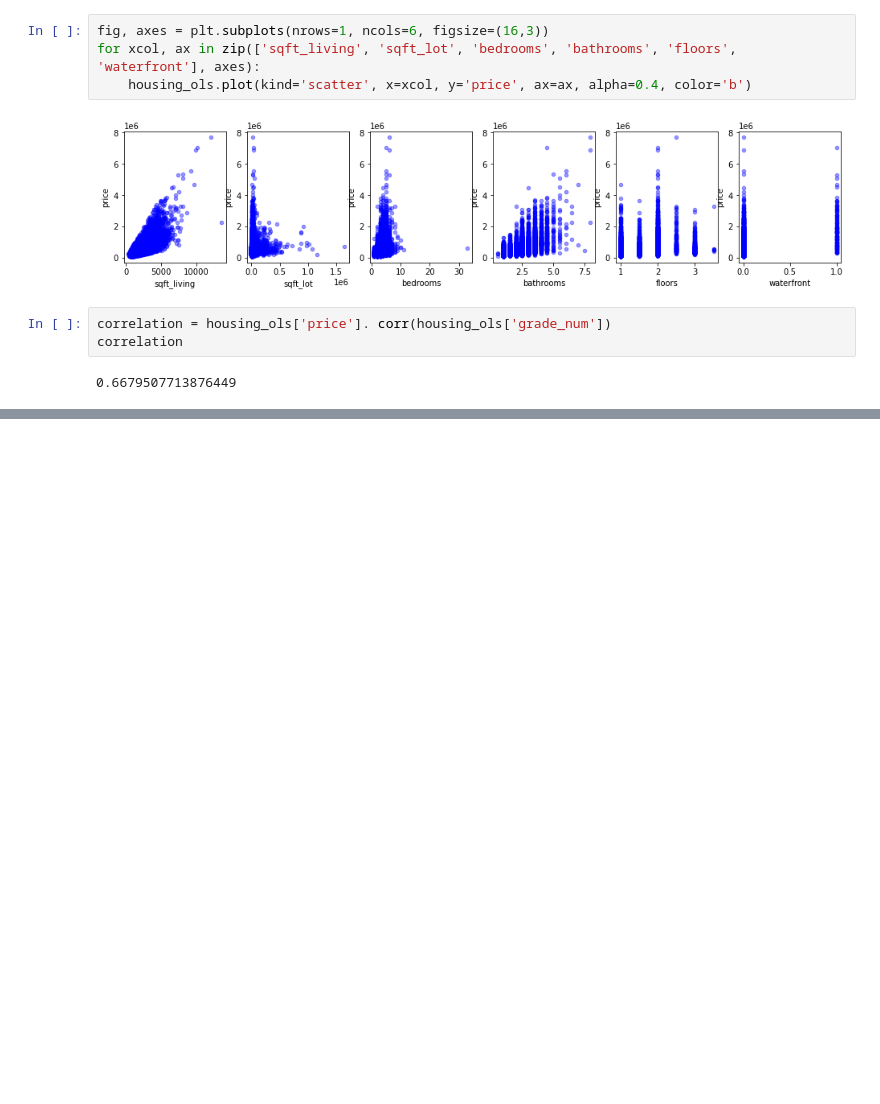
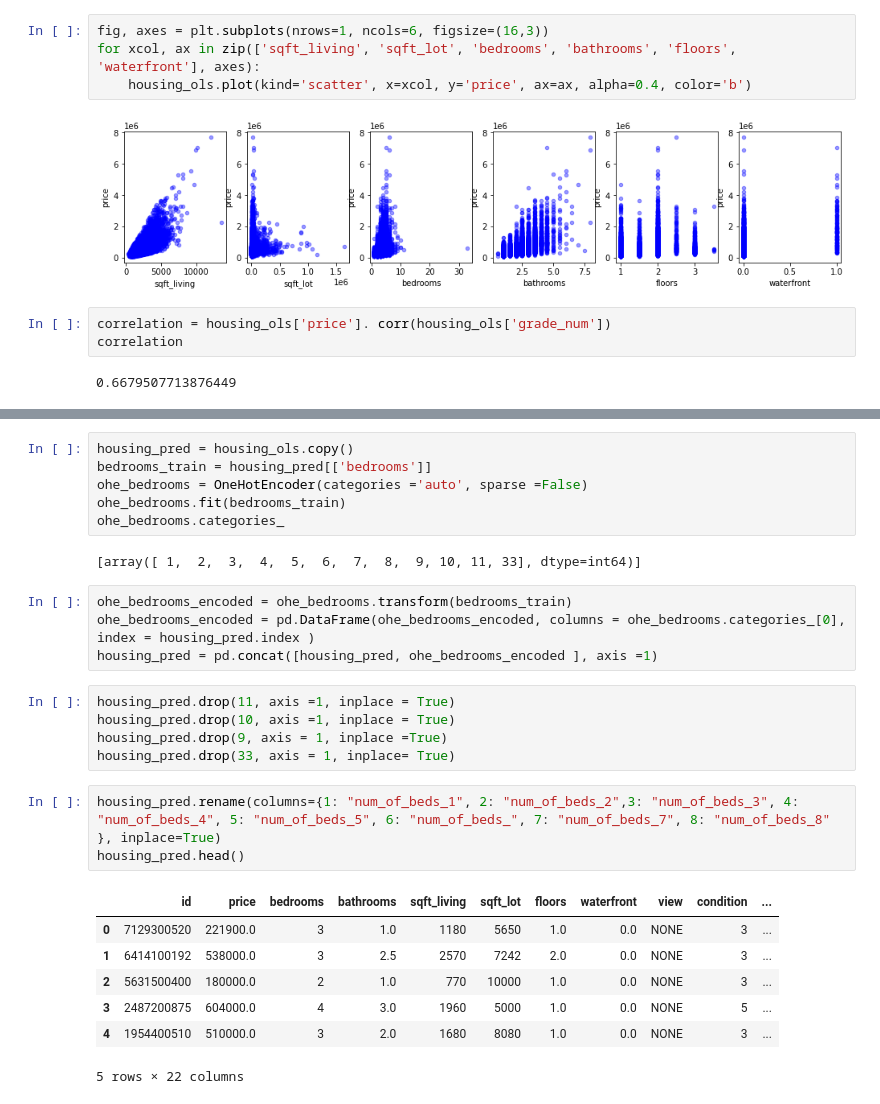
Before and after one commit to kangjw1208/King-Country-Real-Estate, a Jupyter notebook: Final-Copy1-Roger.ipynb, the cells around one changed output, grey strips where cells are left out. Cells and saved outputs as stored; diff of their text form; blank space fills up the shorter version.

Commit message:
Working with one hot encoder to try to concat all new columns in dataframe.

```diff
--- a/Final-Copy1-Roger.ipynb
+++ b/Final-Copy1-Roger.ipynb
@@ -212,3 +213,31 @@ Notes:
 [1] Standard Errors assume that the covariance matrix of the errors is correctly specified.
 [2] The condition number is large, 2.17e+07. This might indicate that there are
 strong multicollinearity or other numerical problems.
+# %%
+housing_pred = housing_ols.copy()
+bedrooms_train = housing_pred[['bedrooms']]
+ohe_bedrooms = OneHotEncoder(categories ='auto', sparse =False)
+ohe_bedrooms.fit(bedrooms_train)
+ohe_bedrooms.categories_
+# %% [output]
+[array([ 1,  2,  3,  4,  5,  6,  7,  8,  9, 10, 11, 33], dtype=int64)]
+# %%
+ohe_bedrooms_encoded = ohe_bedrooms.transform(bedrooms_train)
+ohe_bedrooms_encoded = pd.DataFrame(ohe_bedrooms_encoded, columns = ohe_bedrooms.categories_[0], index = housing_pred.index )
+housing_pred = pd.concat([housing_pred, ohe_bedrooms_encoded ], axis =1)
+# %%
+housing_pred.drop(11, axis =1, inplace = True)
+housing_pred.drop(10, axis =1, inplace = True)
+housing_pred.drop(9, axis = 1, inplace =True)
+housing_pred.drop(33, axis = 1, inplace= True)
+# %%
+housing_pred.rename(columns={1: "num_of_beds_1", 2: "num_of_beds_2",3: "num_of_beds_3", 4: "num_of_beds_4", 5: "num_of_beds_5", 6: "num_of_beds_", 7: "num_of_beds_7", 8: "num_of_beds_8"       }, inplace=True)
+housing_pred.head()
+# %% [output]
+|  | id | price | bedrooms | bathrooms | sqft_living | sqft_lot | floors | waterfront | view | condition | ... |
+| 0 | 7129300520 | 221900.0 | 3 | 1.0 | 1180 | 5650 | 1.0 | 0.0 | NONE | 3 | ... |
+| 1 | 6414100192 | 538000.0 | 3 | 2.5 | 2570 | 7242 | 2.0 | 0.0 | NONE | 3 | ... |
+| 2 | 5631500400 | 180000.0 | 2 | 1.0 | 770 | 10000 | 1.0 | 0.0 | NONE | 3 | ... |
+| 3 | 2487200875 | 604000.0 | 4 | 3.0 | 1960 | 5000 | 1.0 | 0.0 | NONE | 5 | ... |
+| 4 | 1954400510 | 510000.0 | 3 | 2.0 | 1680 | 8080 | 1.0 | 0.0 | NONE | 3 | ... |
+5 rows × 22 columns
```
Also changed, not shown: parts of 10 cells of this notebook.
